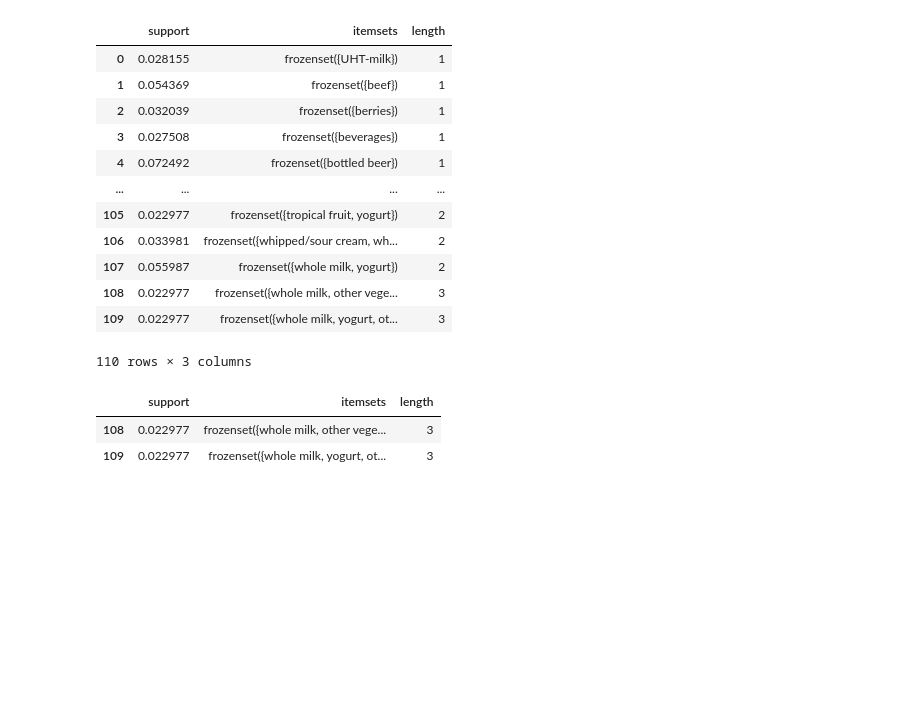
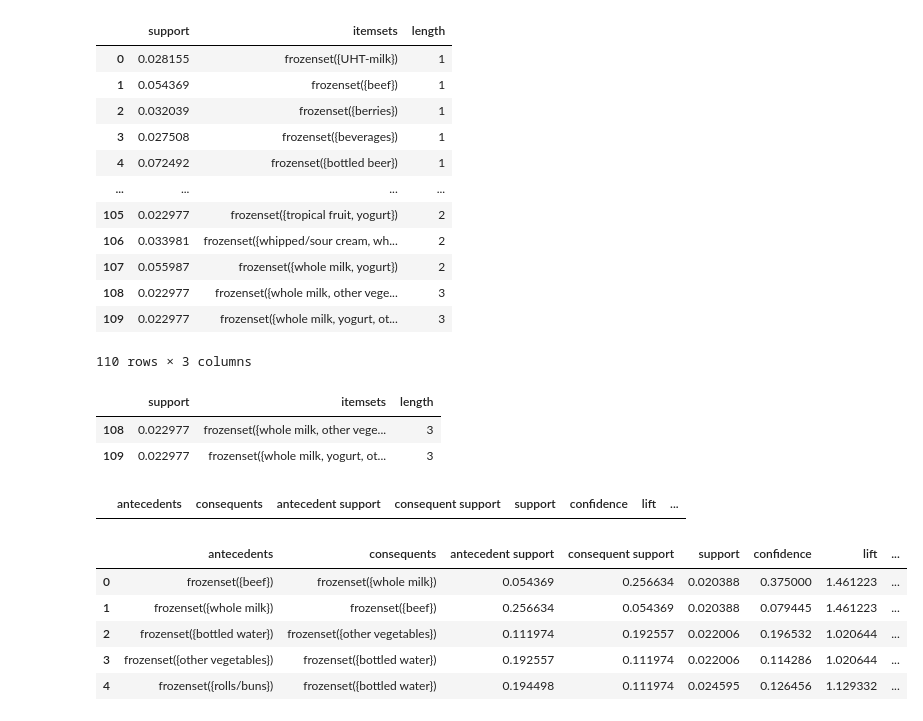
Before and after one commit to MaryWagura/python_for_data_science_machine_learning_part2, a Jupyter notebook: notebooks/05_01_b.ipynb, the cells around one changed output. Cells and saved outputs as stored; diff of their text form; code cells hidden in the pictures; blank space fills up the shorter version.

```diff
--- a/notebooks/05_01_b.ipynb
+++ b/notebooks/05_01_b.ipynb
@@ -109,3 +109,20 @@ frequent_itemsets[(frequent_itemsets['length'] >= 3)]
 |  | support | itemsets | length |
 | 108 | 0.022977 | frozenset({whole milk, other vege... | 3 |
 | 109 | 0.022977 | frozenset({whole milk, yogurt, ot... | 3 |
+# %%
+rules = association_rules(frequent_itemsets, metric='confidence', min_threshold=0.9)
+
+rules.head()
+# %% [output]
+|  | antecedents | consequents | antecedent support | consequent support | support | confidence | lift | ... |
+# %%
+rules = association_rules(frequent_itemsets, metric='lift', min_threshold=0.9)
+
+rules.head()
+# %% [output]
+|  | antecedents | consequents | antecedent support | consequent support | support | confidence | lift | ... |
+| 0 | frozenset({beef}) | frozenset({whole milk}) | 0.054369 | 0.256634 | 0.020388 | 0.375000 | 1.461223 | ... |
+| 1 | frozenset({whole milk}) | frozenset({beef}) | 0.256634 | 0.054369 | 0.020388 | 0.079445 | 1.461223 | ... |
+| 2 | frozenset({bottled water}) | frozenset({other vegetables}) | 0.111974 | 0.192557 | 0.022006 | 0.196532 | 1.020644 | ... |
+| 3 | frozenset({other vegetables}) | frozenset({bottled water}) | 0.192557 | 0.111974 | 0.022006 | 0.114286 | 1.020644 | ... |
+| 4 | frozenset({rolls/buns}) | frozenset({bottled water}) | 0.194498 | 0.111974 | 0.024595 | 0.126456 | 1.129332 | ... |
```
